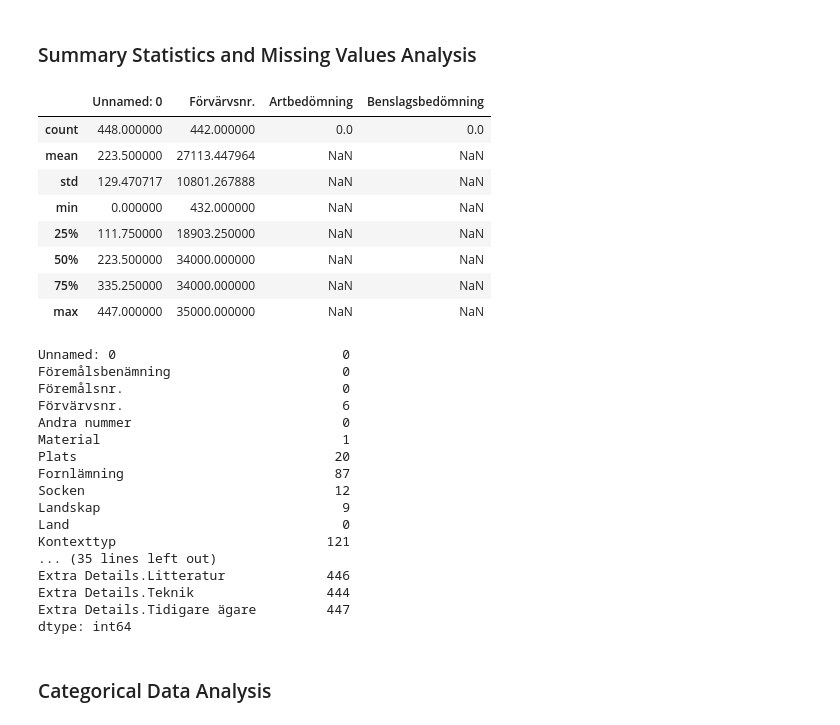
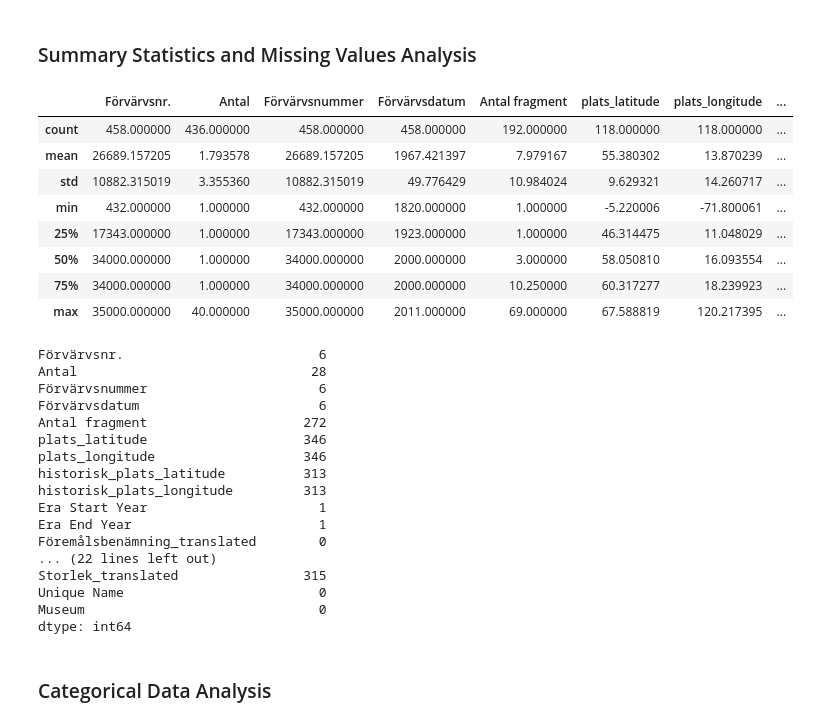
Before and after one commit to alpal923/ST386_Final_Project, a Jupyter notebook: EDA_Stuff/Viking_artifacts_EDA.ipynb, the cells around one changed output. Saved outputs shown, nothing was run; the diff lists cells and outputs as text; code cells hidden in the pictures.

```diff
--- a/EDA_Stuff/Viking_artifacts_EDA.ipynb
+++ b/EDA_Stuff/Viking_artifacts_EDA.ipynb
@@ -12,5 +12,4 @@ import json
 # %%
 
 # Load the dataset
-file_path = '/Users/aly.milne/Library/CloudStorage/OneDrive-BrighamYoungUniversity/Fall 2023/STAT 386/ST386_Final_Project/Scraped_Data/Viking_war_artifacts.csv'
-dataset = pd.read_csv(file_path)
+war_dataset = pd.read_csv('/Users/aly.milne/Library/CloudStorage/OneDrive-BrighamYoungUniversity/Fall 2023/STAT 386/ST386_Final_Project/Scraped_Data/war_translated.csv')
@@ -30,0 +19,15 @@ array(['800 – 1100', '550 – 1100', '500 f.Kr. – 1100', '800 – 1250',
+# %%
+# The regular expression '\d+' extracts one or more digits
+war_dataset['Era Start Year'] = war_dataset['Era Start Year'].str.extract('(\d+)')
+
+# Convert the extracted numbers to a numeric datatype
+war_dataset['Era Start Year'] = pd.to_numeric(war_dataset['Era Start Year'])
+
+# Step 1: Select non-object columns
+non_object_columns = list(war_dataset.select_dtypes(exclude=['object']).columns)
+# %%
+
+# Step 2: Select object columns that end with '_Translated'
+object_translated_columns = list(war_dataset.select_dtypes(include=['object']).filter(like='_translated').columns)
+additional_columns = ["Unique Name", "Museum", ]  # Replace with your column names
+object_translated_columns.extend(additional_columns)
@@ -31,3 +38,10 @@ array(['800 – 1100', '550 – 1100', '500 f.Kr. – 1100', '800 – 1250',
+# %%
+
+# Step 3: Combine both lists using list concatenation
+final_columns = non_object_columns + object_translated_columns
+
+# Step 4: Select these columns from the dataframe
+final_dataframe = war_dataset[final_columns]
 # %%
 
 basic_overview = {
@@ -60,42 +74,42 @@ basic_overview
 # %%
 
 # Summary Statistics for Numerical Data
-numerical_summary = dataset.describe()
+numerical_summary = final_dataframe.describe()
 
 numerical_summary
 # %% [output]
-|  | Unnamed: 0 | Förvärvsnr. | Artbedömning | Benslagsbedömning |
-| count | 448.000000 | 442.000000 | 0.0 | 0.0 |
-| mean | 223.500000 | 27113.447964 | NaN | NaN |
-| std | 129.470717 | 10801.267888 | NaN | NaN |
-| min | 0.000000 | 432.000000 | NaN | NaN |
-| 25% | 111.750000 | 18903.250000 | NaN | NaN |
-| 50% | 223.500000 | 34000.000000 | NaN | NaN |
-| 75% | 335.250000 | 34000.000000 | NaN | NaN |
-| max | 447.000000 | 35000.000000 | NaN | NaN |
+|  | Förvärvsnr. | Antal | Förvärvsnummer | Förvärvsdatum | Antal fragment | plats_latitude | plats_longitude | ... |
+| count | 458.000000 | 436.000000 | 458.000000 | 458.000000 | 192.000000 | 118.000000 | 118.000000 | ... |
+| mean | 26689.157205 | 1.793578 | 26689.157205 | 1967.421397 | 7.979167 | 55.380302 | 13.870239 | ... |
+| std | 10882.315019 | 3.355360 | 10882.315019 | 49.776429 | 10.984024 | 9.629321 | 14.260717 | ... |
+| min | 432.000000 | 1.000000 | 432.000000 | 1820.000000 | 1.000000 | -5.220006 | -71.800061 | ... |
+| 25% | 17343.000000 | 1.000000 | 17343.000000 | 1923.000000 | 1.000000 | 46.314475 | 11.048029 | ... |
+| 50% | 34000.000000 | 1.000000 | 34000.000000 | 2000.000000 | 3.000000 | 58.050810 | 16.093554 | ... |
+| 75% | 34000.000000 | 1.000000 | 34000.000000 | 2000.000000 | 10.250000 | 60.317277 | 18.239923 | ... |
+| max | 35000.000000 | 40.000000 | 35000.000000 | 2011.000000 | 69.000000 | 67.588819 | 120.217395 | ... |
 # %%
 
 # Missing Values Analysis
-missing_values = dataset.isnull().sum()
+missing_values = final_dataframe.isnull().sum()
 
 missing_values
 # %% [output]
-Unnamed: 0                             0
-Föremålsbenämning                      0
-Föremålsnr.                            0
-Förvärvsnr.                            6
-Andra nummer                           0
-Material                               1
-Plats                                 20
-Fornlämning                           87
-Socken                                12
-Landskap                               9
-Land                                   0
-Kontexttyp                           121
-... (35 lines left out)
-Extra Details.Litteratur             446
-Extra Details.Teknik                 444
-Extra Details.Tidigare ägare         447
+Förvärvsnr.                         6
+Antal                              28
+Förvärvsnummer                      6
+Förvärvsdatum                       6
+Antal fragment                    272
+plats_latitude                    346
+plats_longitude                   346
+historisk_plats_latitude          313
+historisk_plats_longitude         313
+Era Start Year                      1
+Era End Year                        1
+Föremålsbenämning_translated        0
+... (22 lines left out)
+Storlek_translated                315
+Unique Name                         0
+Museum                              0
 dtype: int64
 # %% [markdown]
 
```
Also changed, not shown: parts of 8 cells of this notebook.
